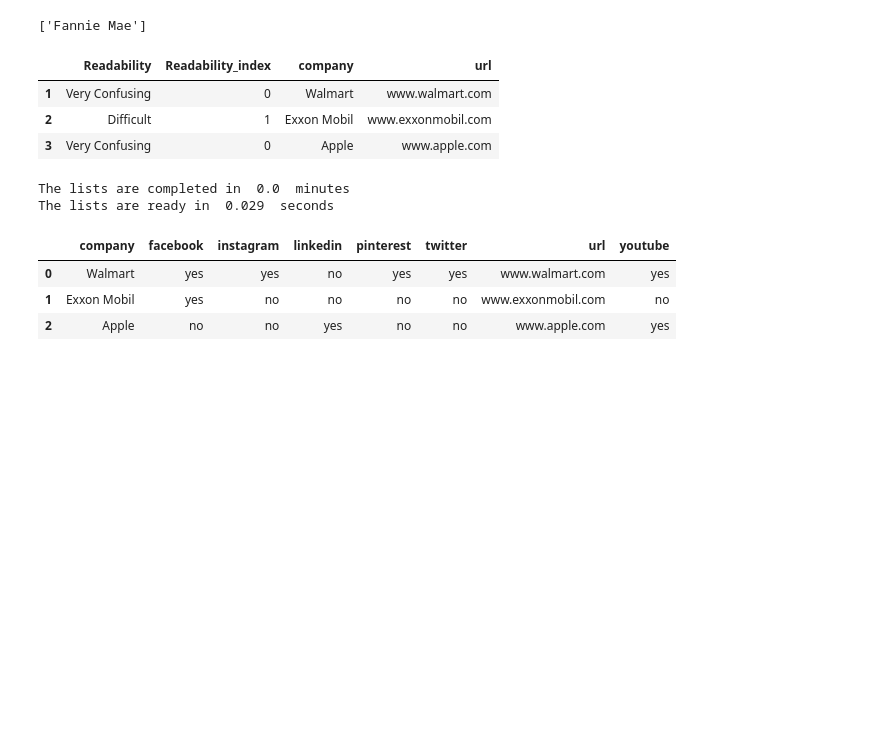
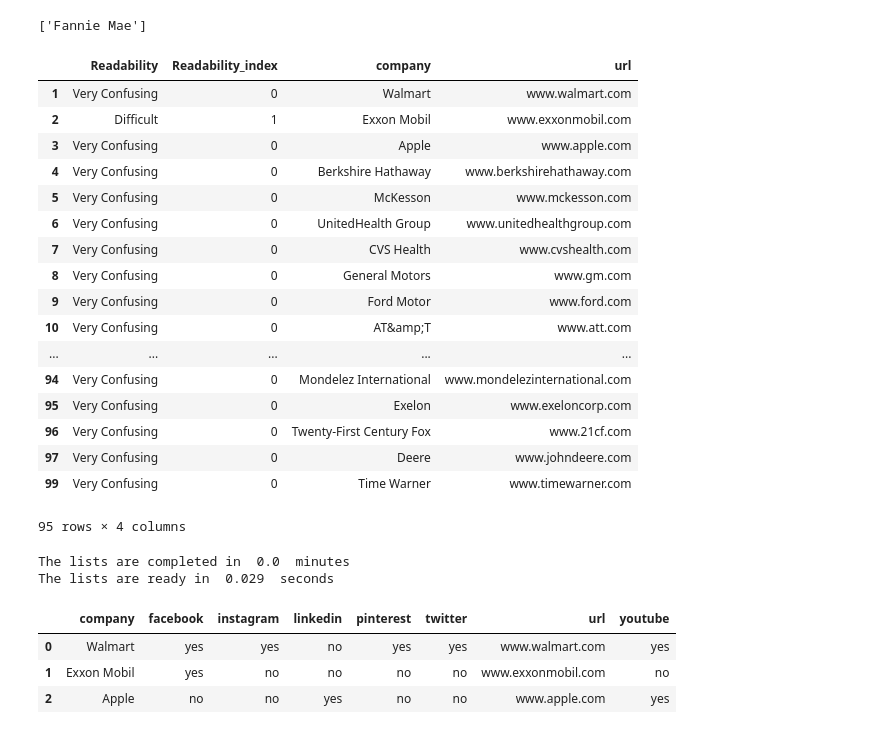
Before and after one commit to danaiav/thesis_msc_business_analytics, a Jupyter notebook: Metrics of successful sites and companies.ipynb, the cells around one changed output. Cells and saved outputs as stored; diff of their text form; code cells hidden in the pictures; blank space fills up the shorter version.

Commit message:
Test the readability code for 100 sites

```diff
--- a/Metrics of successful sites and companies.ipynb
+++ b/Metrics of successful sites and companies.ipynb
@@ -118,7 +118,7 @@ def list_company_HTML (list_company_website,list_company_name,start,end):
 # %%
 start = 0
 stop = 25
-for i in range (0,1): #i am not downloading all the pages for the time being for reasons of running faster the process during the tests
+for i in range (0,4): #i am not downloading all the pages for the time being for reasons of running faster the process during the tests
     print (start)
     print (stop)
     list_company_HTML (list_company_website,list_company_name,start,stop)
@@ -177,13 +186,27 @@ for i in range (len(list500_names)):
 # %%
 d11 = {'company' : pd.Series(list500_names, index=[list500_num]),'url' : pd.Series(list500_url, index=[list500_num]),
       'Readability' : pd.Series(readability, index=[list500_num]),'Readability_index' : pd.Series(rdb, index=[list500_num])}
 fre = pd.DataFrame(d11)
-fre.head(3) #we see the first 3 in the data frame
+fre #.head(3) #we see the first 3 in the data frame
 # %% [output]
 |  | Readability | Readability_index | company | url |
 | 1 | Very Confusing | 0 | Walmart | www.walmart.com |
 | 2 | Difficult | 1 | Exxon Mobil | www.exxonmobil.com |
 | 3 | Very Confusing | 0 | Apple | www.apple.com |
+| 4 | Very Confusing | 0 | Berkshire Hathaway | www.berkshirehathaway.com |
+| 5 | Very Confusing | 0 | McKesson | www.mckesson.com |
+| 6 | Very Confusing | 0 | UnitedHealth Group | www.unitedhealthgroup.com |
+| 7 | Very Confusing | 0 | CVS Health | www.cvshealth.com |
+| 8 | Very Confusing | 0 | General Motors | www.gm.com |
+| 9 | Very Confusing | 0 | Ford Motor | www.ford.com |
+| 10 | Very Confusing | 0 | AT&amp;T | www.att.com |
+| ... | ... | ... | ... | ... |
+| 94 | Very Confusing | 0 | Mondelez International | www.mondelezinternational.com |
+| 95 | Very Confusing | 0 | Exelon | www.exeloncorp.com |
+| 96 | Very Confusing | 0 | Twenty-First Century Fox | www.21cf.com |
+| 97 | Very Confusing | 0 | Deere | www.johndeere.com |
+| 99 | Very Confusing | 0 | Time Warner | www.timewarner.com |
+95 rows × 4 columns
 # %%
 #Retreiving the social media from each site
 #First create empty lists for the ones that we will need to calculate
```
Also changed, not shown: parts of 2 cells of this notebook.
